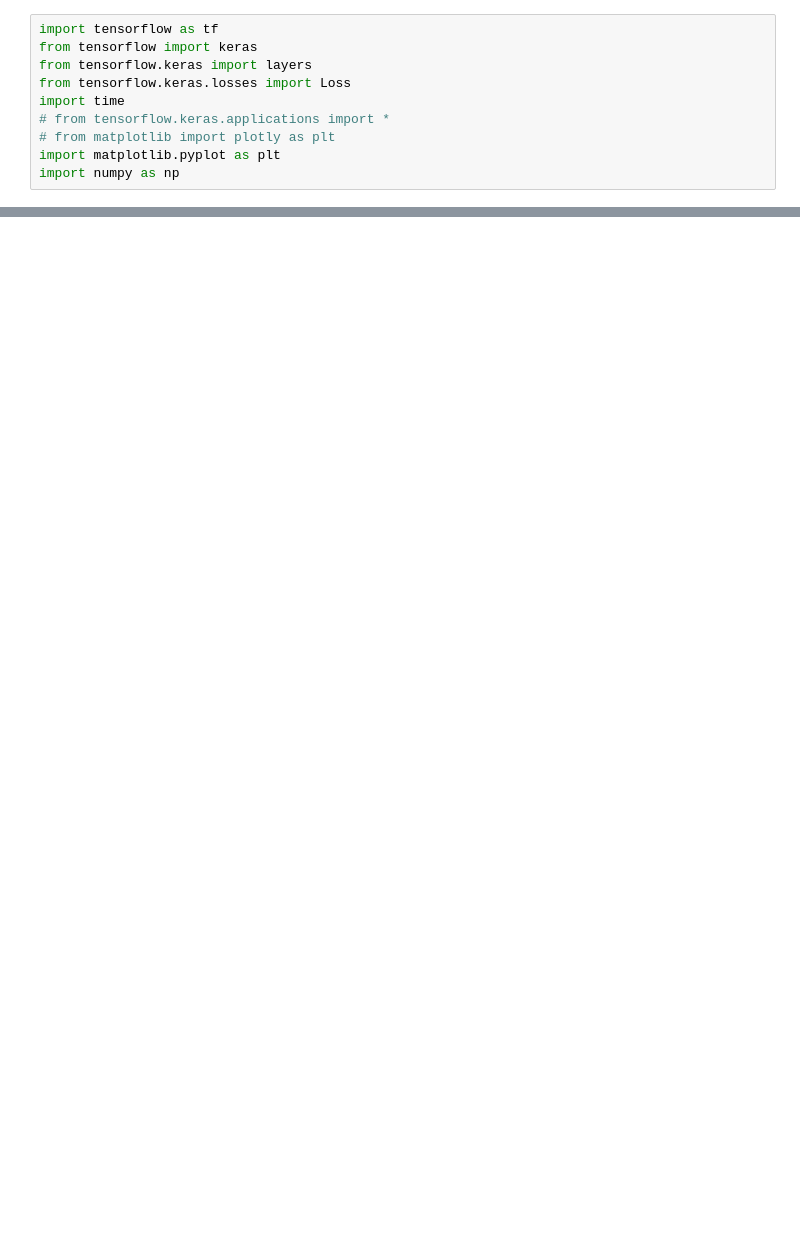
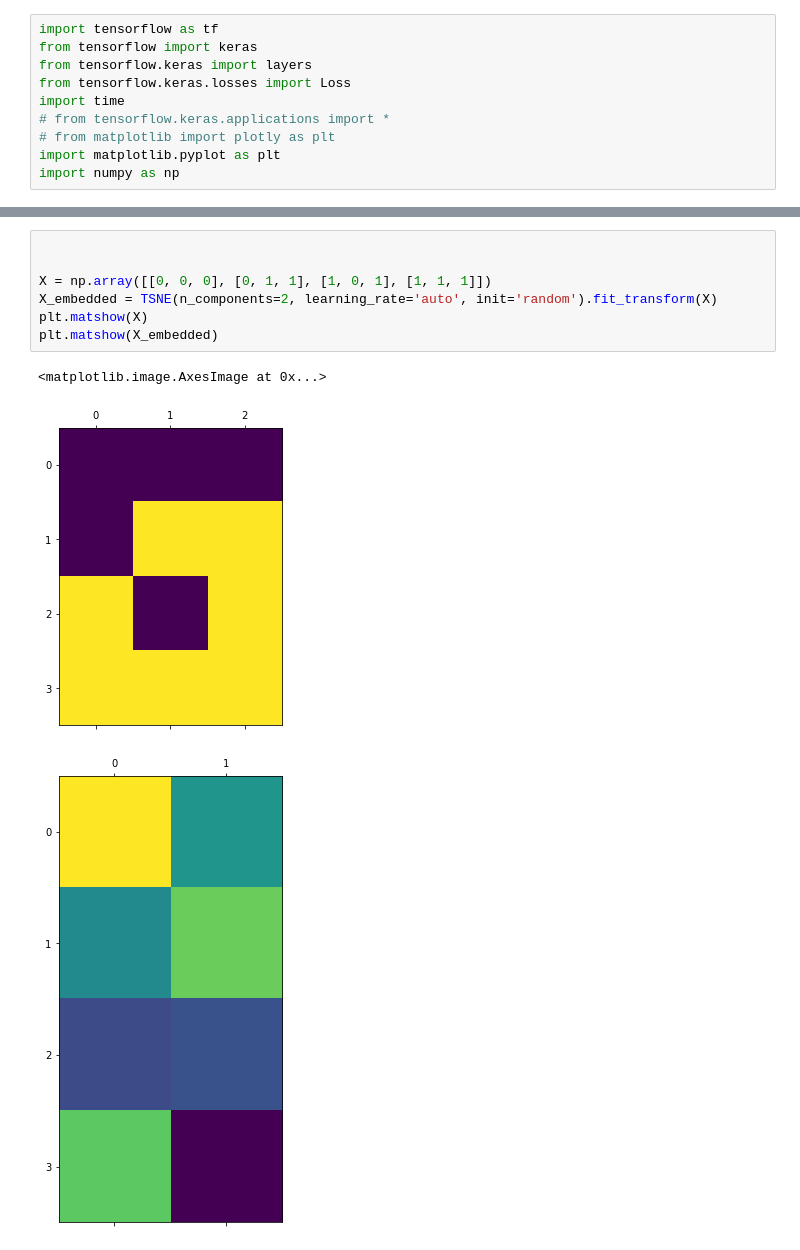
Before and after one commit to thlarsen13/seri, a Jupyter notebook: doublemnist.ipynb, the cells around one changed output, grey strips where cells are left out. Saved outputs shown, nothing was run; the diff lists cells and outputs as text; blank space fills up the shorter version.

```diff
--- a/doublemnist.ipynb
+++ b/doublemnist.ipynb
@@ -195,0 +276,11 @@ Training loss (for one epoch): 4.669985294342041)
+# %%
+
+
+X = np.array([[0, 0, 0], [0, 1, 1], [1, 0, 1], [1, 1, 1]])
+X_embedded = TSNE(n_components=2, learning_rate='auto', init='random').fit_transform(X)
+plt.matshow(X)
+plt.matshow(X_embedded)
+# %% [output]
+<matplotlib.image.AxesImage at 0x...>
+[figure, added]
+[figure, added]
```
Also changed, not shown: parts of 8 cells of this notebook.
